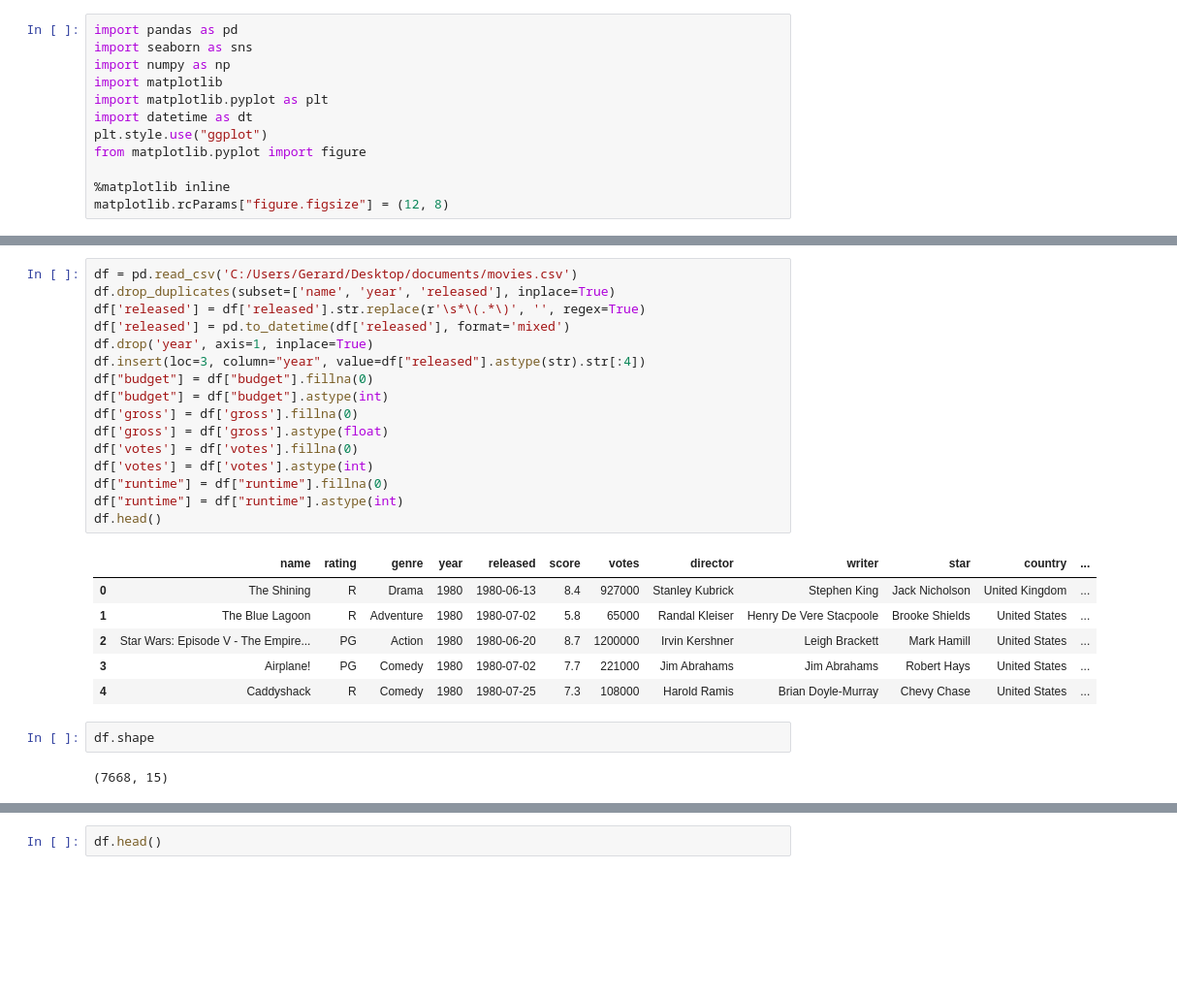
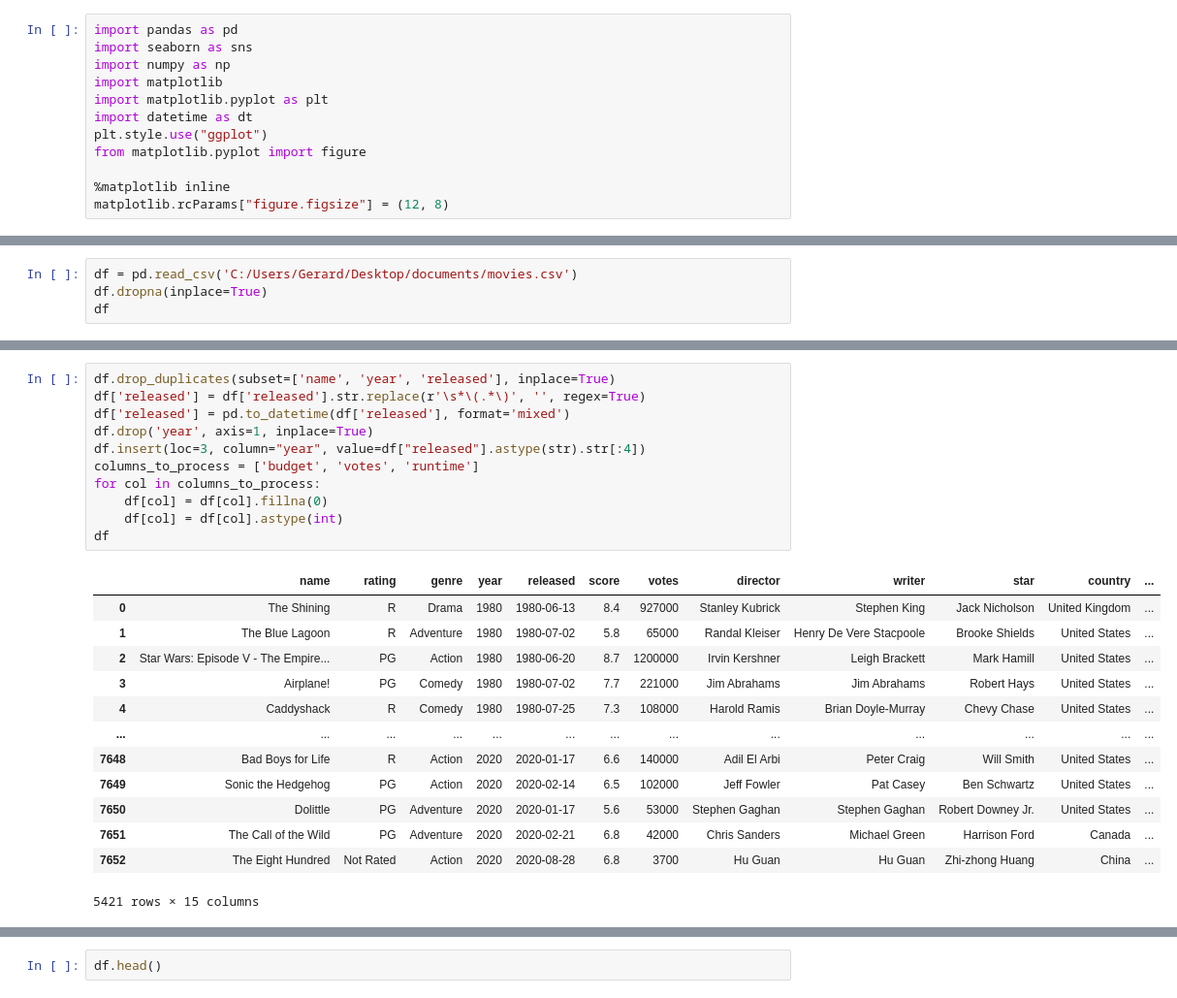
Before and after one commit to cartiace0004/Portfolio, a Jupyter notebook: Movie Correlation Project.ipynb, the cells around one changed output, grey strips where cells are left out. Shown: that part at 97% size. Drawn from its saved outputs; the diff is of its cells as text; blank space fills up the shorter version.

```diff
--- a/Movie Correlation Project.ipynb
+++ b/Movie Correlation Project.ipynb
@@ -12,0 +30,4 @@ matplotlib.rcParams["figure.figsize"] = (12, 8)
+# %%
+df = pd.read_csv('C:/Users/Gerard/Desktop/documents/movies.csv')
+df.dropna(inplace=True)
+df
@@ -13,27 +110,25 @@ matplotlib.rcParams["figure.figsize"] = (12, 8)
 # %%
-df = pd.read_csv('C:/Users/Gerard/Desktop/documents/movies.csv')
 df.drop_duplicates(subset=['name', 'year', 'released'], inplace=True)
 df['released'] = df['released'].str.replace(r'\s*\(.*\)', '', regex=True)
 df['released'] = pd.to_datetime(df['released'], format='mixed')
 df.drop('year', axis=1, inplace=True)
 df.insert(loc=3, column="year", value=df["released"].astype(str).str[:4])
-df["budget"] = df["budget"].fillna(0)
-df["budget"] = df["budget"].astype(int)
-df['gross'] = df['gross'].fillna(0)
-df['gross'] = df['gross'].astype(float)
-df['votes'] = df['votes'].fillna(0)
-df['votes'] = df['votes'].astype(int)
-df["runtime"] = df["runtime"].fillna(0)
-df["runtime"] = df["runtime"].astype(int)
-df.head()
+columns_to_process = ['budget', 'votes', 'runtime']
+for col in columns_to_process:
+    df[col] = df[col].fillna(0)
+    df[col] = df[col].astype(int)
+df
 # %% [output]
 |  | name | rating | genre | year | released | score | votes | director | writer | star | country | ... |
 | 0 | The Shining | R | Drama | 1980 | 1980-06-13 | 8.4 | 927000 | Stanley Kubrick | Stephen King | Jack Nicholson | United Kingdom | ... |
 | 1 | The Blue Lagoon | R | Adventure | 1980 | 1980-07-02 | 5.8 | 65000 | Randal Kleiser | Henry De Vere Stacpoole | Brooke Shields | United States | ... |
 | 2 | Star Wars: Episode V - The Empire... | PG | Action | 1980 | 1980-06-20 | 8.7 | 1200000 | Irvin Kershner | Leigh Brackett | Mark Hamill | United States | ... |
 | 3 | Airplane! | PG | Comedy | 1980 | 1980-07-02 | 7.7 | 221000 | Jim Abrahams | Jim Abrahams | Robert Hays | United States | ... |
 | 4 | Caddyshack | R | Comedy | 1980 | 1980-07-25 | 7.3 | 108000 | Harold Ramis | Brian Doyle-Murray | Chevy Chase | United States | ... |
+| ... | ... | ... | ... | ... | ... | ... | ... | ... | ... | ... | ... | ... |
+| 7648 | Bad Boys for Life | R | Action | 2020 | 2020-01-17 | 6.6 | 140000 | Adil El Arbi | Peter Craig | Will Smith | United States | ... |
+| 7649 | Sonic the Hedgehog | PG | Action | 2020 | 2020-02-14 | 6.5 | 102000 | Jeff Fowler | Pat Casey | Ben Schwartz | United States | ... |
+| 7650 | Dolittle | PG | Adventure | 2020 | 2020-01-17 | 5.6 | 53000 | Stephen Gaghan | Stephen Gaghan | Robert Downey Jr. | United States | ... |
+| 7651 | The Call of the Wild | PG | Adventure | 2020 | 2020-02-21 | 6.8 | 42000 | Chris Sanders | Michael Green | Harrison Ford | Canada | ... |
+| 7652 | The Eight Hundred | Not Rated | Action | 2020 | 2020-08-28 | 6.8 | 3700 | Hu Guan | Hu Guan | Zhi-zhong Huang | China | ... |
+5421 rows × 15 columns
-# %%
-df.shape
-# %% [output]
-(7668, 15)
```
Also changed, not shown: parts of 55 cells of this notebook.
